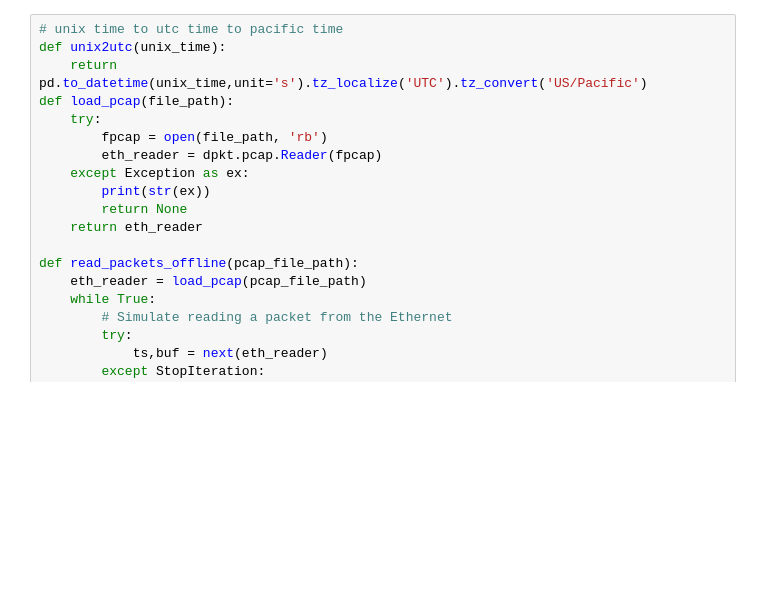
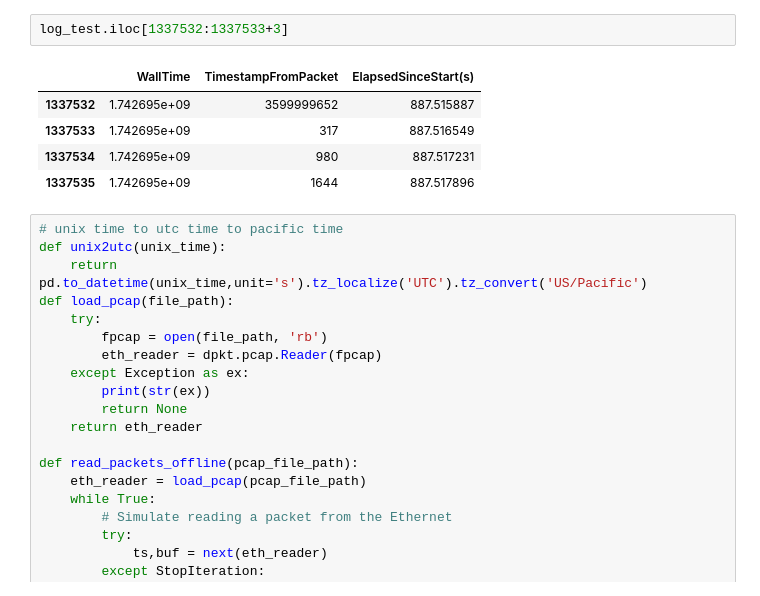
Before and after one commit to jksdbks123/Lidar-Tracker, a Jupyter notebook: RaspberryPi/test.ipynb, the cells around one changed output. Cells and saved outputs as stored; diff of their text form; blank space fills up the shorter version.

```diff
--- a/RaspberryPi/test.ipynb
+++ b/RaspberryPi/test.ipynb
@@ -20,3 +68,11 @@ import matplotlib.colors as mcolors
+# %%
+log_test.iloc[1337532:1337533+3]
+# %% [output]
+|  | WallTime | TimestampFromPacket | ElapsedSinceStart(s) |
+| 1337532 | 1.742695e+09 | 3599999652 | 887.515887 |
+| 1337533 | 1.742695e+09 | 317 | 887.516549 |
+| 1337534 | 1.742695e+09 | 980 | 887.517231 |
+| 1337535 | 1.742695e+09 | 1644 | 887.517896 |
 # %%
 # unix time to utc time to pacific time
 def unix2utc(unix_time):
```
Also changed, not shown: parts of 7 cells of this notebook, 24 other files.
